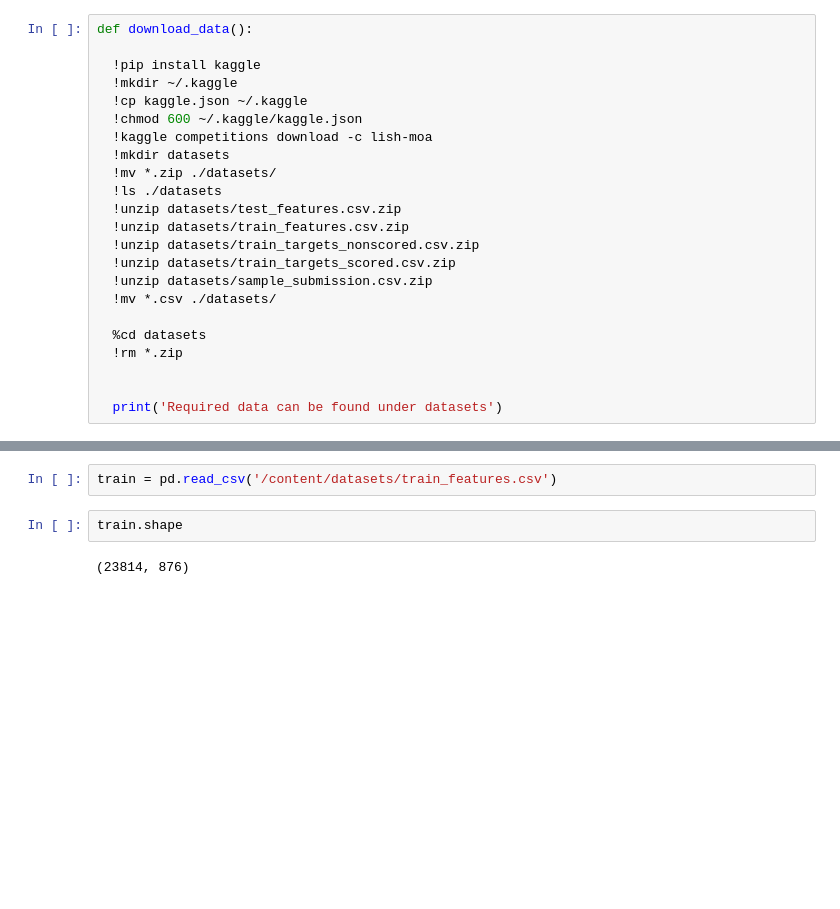
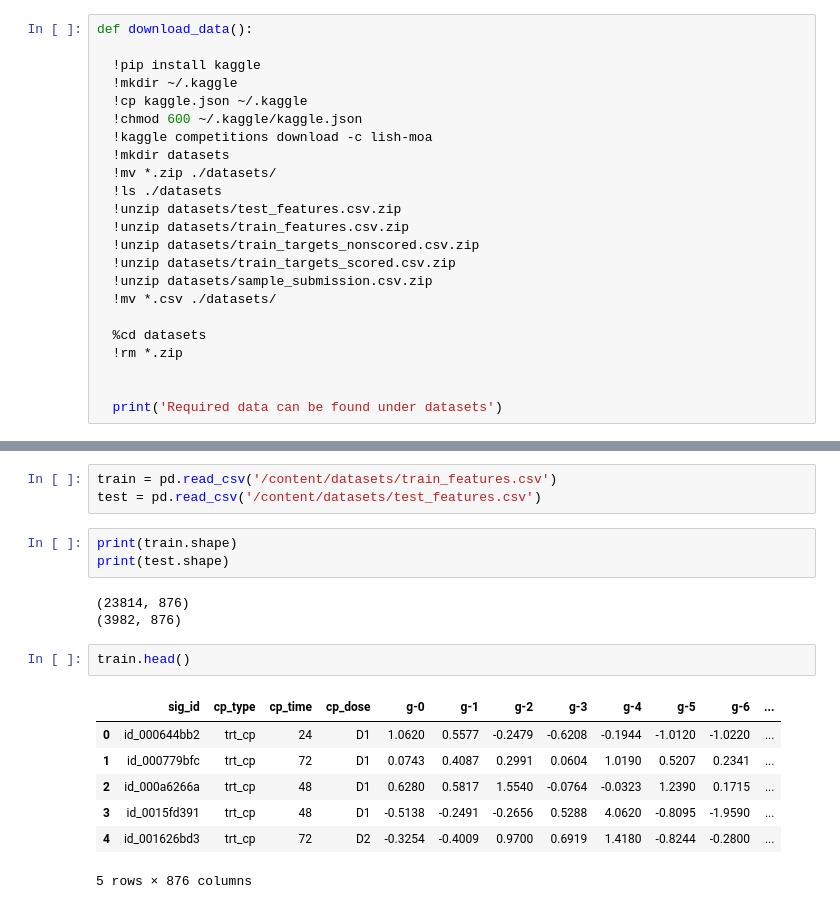
Before and after one commit to Pythonyatra/MoA-CoLab, a Jupyter notebook: DataExtractionKaggle.ipynb, the cells around one changed output, grey strips where cells are left out. Cells and saved outputs as stored; diff of their text form; blank space fills up the shorter version.

```diff
--- a/DataExtractionKaggle.ipynb
+++ b/DataExtractionKaggle.ipynb
@@ -37,6 +68,19 @@ import pandas as pd
 # %%
 train = pd.read_csv('/content/datasets/train_features.csv')
+test = pd.read_csv('/content/datasets/test_features.csv')
+# %%
+print(train.shape)
+print(test.shape)
+# %% [output]
+(23814, 876)
+(3982, 876)
 # %%
-train.shape
+train.head()
 # %% [output]
+|  | sig_id | cp_type | cp_time | cp_dose | g-0 | g-1 | g-2 | g-3 | g-4 | g-5 | g-6 | ... |
+| 0 | id_000644bb2 | trt_cp | 24 | D1 | 1.0620 | 0.5577 | -0.2479 | -0.6208 | -0.1944 | -1.0120 | -1.0220 | ... |
+| 1 | id_000779bfc | trt_cp | 72 | D1 | 0.0743 | 0.4087 | 0.2991 | 0.0604 | 1.0190 | 0.5207 | 0.2341 | ... |
+| 2 | id_000a6266a | trt_cp | 48 | D1 | 0.6280 | 0.5817 | 1.5540 | -0.0764 | -0.0323 | 1.2390 | 0.1715 | ... |
+| 3 | id_0015fd391 | trt_cp | 48 | D1 | -0.5138 | -0.2491 | -0.2656 | 0.5288 | 4.0620 | -0.8095 | -1.9590 | ... |
+| 4 | id_001626bd3 | trt_cp | 72 | D2 | -0.3254 | -0.4009 | 0.9700 | 0.6919 | 1.4180 | -0.8244 | -0.2800 | ... |
-(23814, 876)
+5 rows × 876 columns
```
Also changed, not shown: parts of 22 cells of this notebook.
